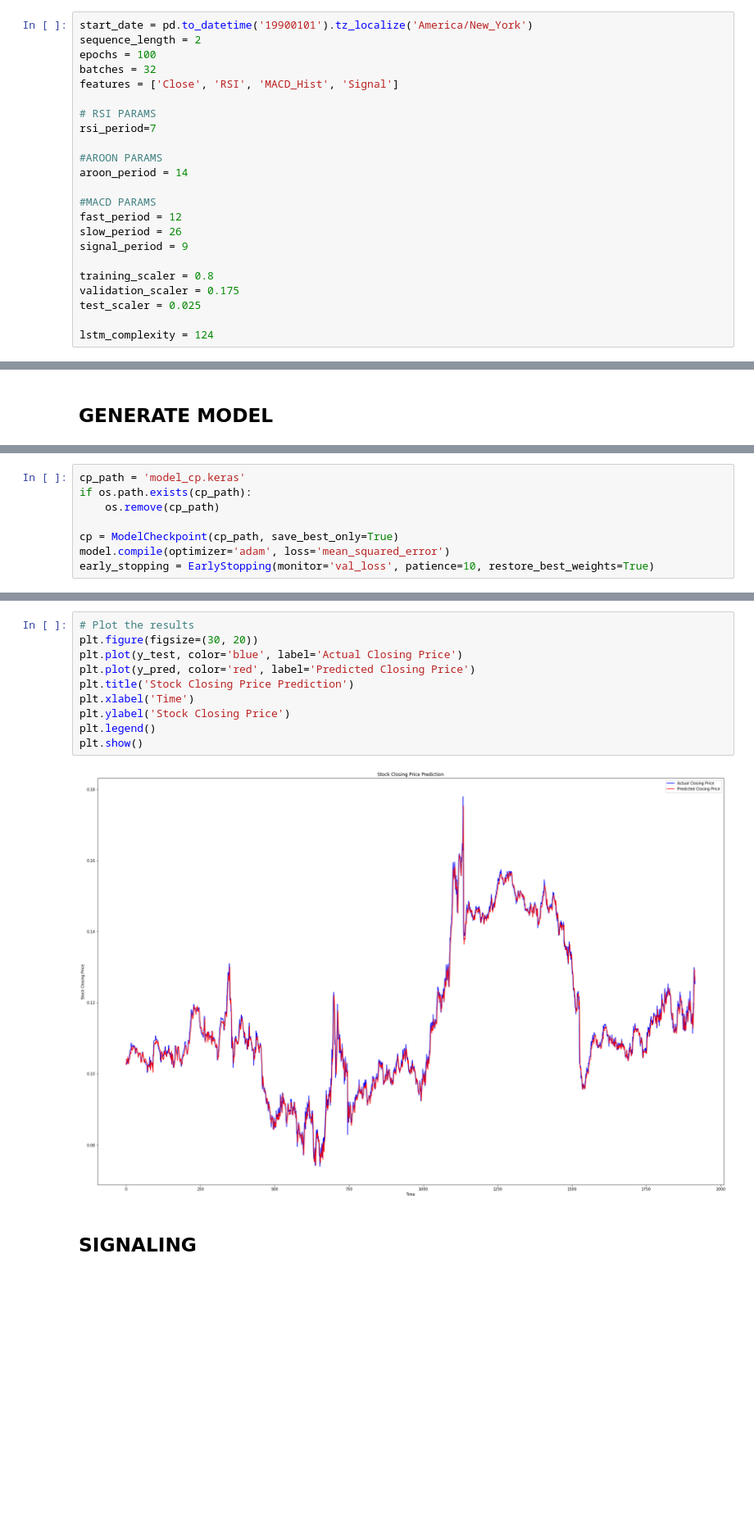
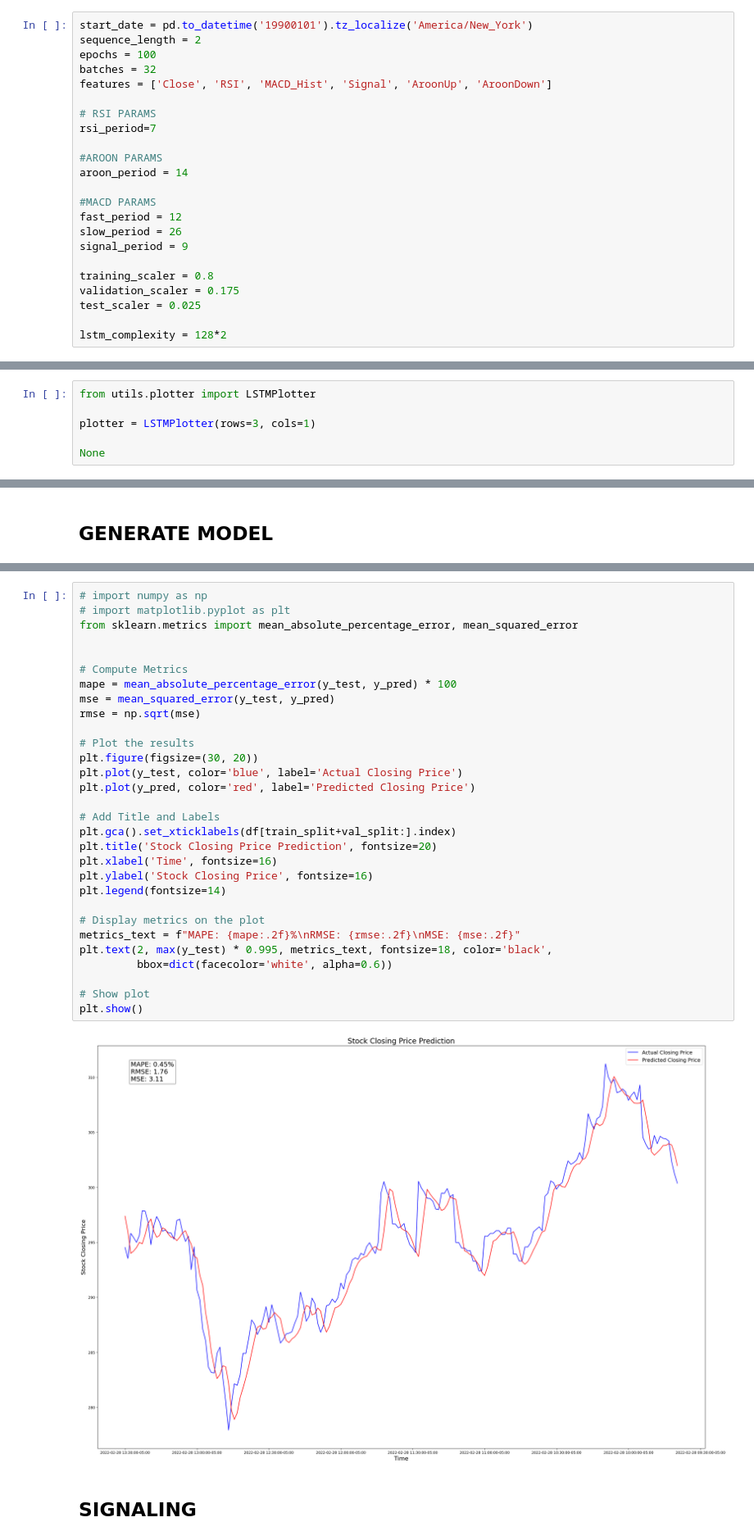
Before and after one commit to imvignardi96/market-predictor, a Jupyter notebook: .old/LSTM_models.ipynb, the cells around one changed output, grey strips where cells are left out. Shown: that part at 82% size. Saved outputs shown, nothing was run; the diff lists cells and outputs as text; blank space fills up the shorter version.

```diff
--- a/.old/LSTM_models.ipynb
+++ b/.old/LSTM_models.ipynb
@@ -123,7 +123,7 @@ start_date = pd.to_datetime('19900101').tz_localize('America/New_York')
 sequence_length = 2
 epochs = 100
 batches = 32
-features = ['Close', 'RSI', 'MACD_Hist', 'Signal']
+features = ['Close', 'RSI', 'MACD_Hist', 'Signal', 'AroonUp', 'AroonDown']
 
 # RSI PARAMS
 rsi_period=7
@@ -140,7 +140,7 @@ training_scaler = 0.8
 validation_scaler = 0.175
 test_scaler = 0.025
 
-lstm_complexity = 124
+lstm_complexity = 128*2
 # %% [markdown]
 ## FUNCTIONS
 # %%
@@ -311,0 +360,6 @@ Shape of y_test: (1915,)
+# %%
+from utils.plotter import LSTMPlotter
+
+plotter = LSTMPlotter(rows=3, cols=1)
+
+None
@@ -342,8 +369,0 @@ None
-# %%
-cp_path = 'model_cp.keras'
-if os.path.exists(cp_path):
-    os.remove(cp_path)
-
-cp = ModelCheckpoint(cp_path, save_best_only=True)
-model.compile(optimizer='adam', loss='mean_squared_error')
-early_stopping = EarlyStopping(monitor='val_loss', patience=10, restore_best_weights=True)
@@ -383,15 +447,35 @@ Test Loss: 4.596177859639283e-06
 # %%
+# import numpy as np
+# import matplotlib.pyplot as plt
+from sklearn.metrics import mean_absolute_percentage_error, mean_squared_error
+
+
+# Compute Metrics
+mape = mean_absolute_percentage_error(y_test, y_pred) * 100
+mse = mean_squared_error(y_test, y_pred)
+rmse = np.sqrt(mse)
+
 # Plot the results
 plt.figure(figsize=(30, 20))
 plt.plot(y_test, color='blue', label='Actual Closing Price')
 plt.plot(y_pred, color='red', label='Predicted Closing Price')
-plt.title('Stock Closing Price Prediction')
-plt.xlabel('Time')
-plt.ylabel('Stock Closing Price')
-plt.legend()
+
+# Add Title and Labels
+plt.gca().set_xticklabels(df[train_split+val_split:].index)
+plt.title('Stock Closing Price Prediction', fontsize=20)
+plt.xlabel('Time', fontsize=16)
+plt.ylabel('Stock Closing Price', fontsize=16)
+plt.legend(fontsize=14)
+
+# Display metrics on the plot
+metrics_text = f"MAPE: {mape:.2f}%\nRMSE: {rmse:.2f}\nMSE: {mse:.2f}"
+plt.text(2, max(y_test) * 0.995, metrics_text, fontsize=18, color='black',
+         bbox=dict(facecolor='white', alpha=0.6))
+
+# Show plot
 plt.show()
 # %% [output]
-[figure, old version]
+[figure, new version]
 # %% [markdown]
 ## SIGNALING
 # %%
```
Also changed, not shown: parts of 14 cells of this notebook, 1 other file.
